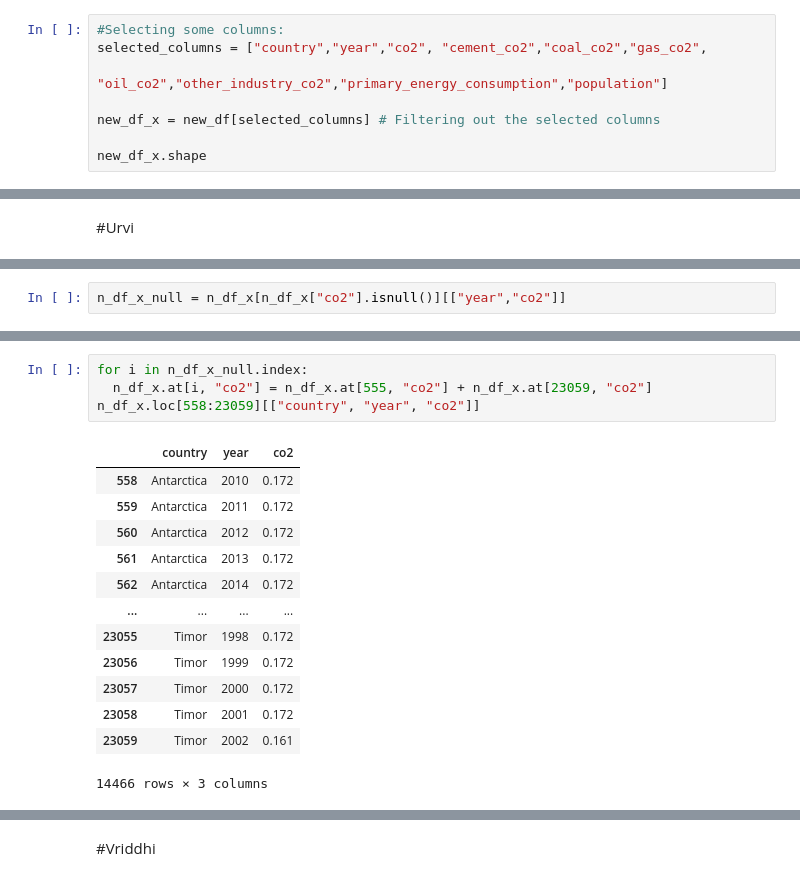
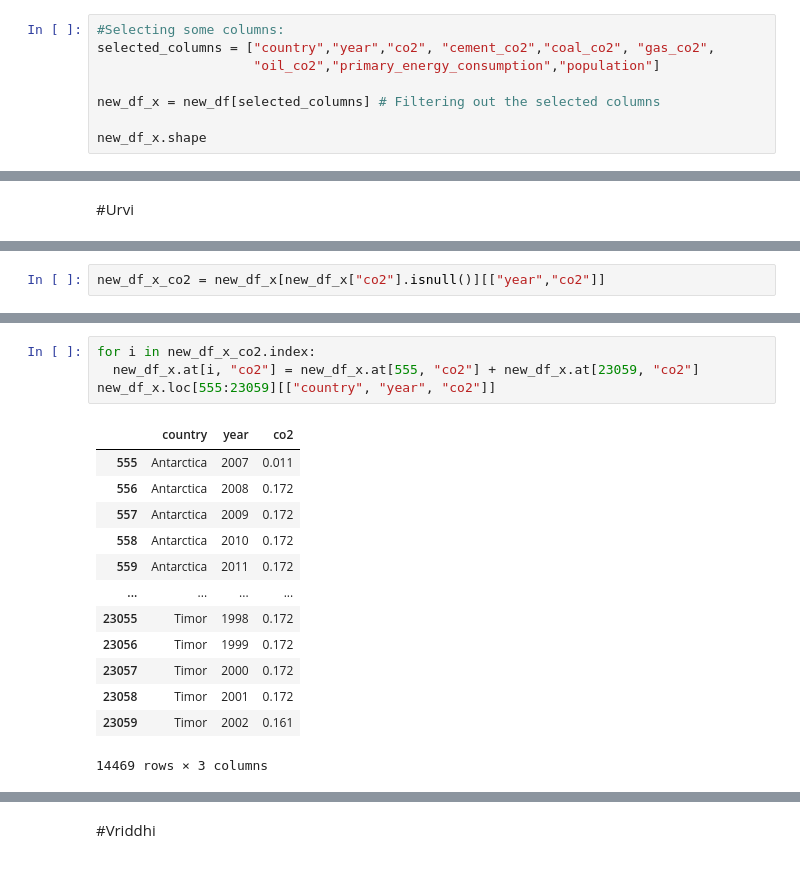
Before and after one commit to sheetal1996/Eco-lution, a Jupyter notebook: 575DataCleanign.ipynb, the cells around one changed output, grey strips where cells are left out. Cells and saved outputs as stored; diff of their text form.

```diff
--- a/575DataCleanign.ipynb
+++ b/575DataCleanign.ipynb
@@ -51,8 +51,8 @@ df.shape
 new_df = df.loc[(df['year'] >= 1950)]
 # %%
 #Selecting some columns:
-selected_columns = ["country","year","co2", "cement_co2","coal_co2","gas_co2",
-                    "oil_co2","other_industry_co2","primary_energy_consumption","population"]
+selected_columns = ["country","year","co2", "cement_co2","coal_co2", "gas_co2",
+                    "oil_co2","primary_energy_consumption","population"]
 
 new_df_x = new_df[selected_columns] # Filtering out the selected columns
 
@@ -97,2 +108,2 @@ n_df_x
 # %%
-n_df_x_null = n_df_x[n_df_x["co2"].isnull()][["year","co2"]]
+new_df_x_co2 = new_df_x[new_df_x["co2"].isnull()][["year","co2"]]
@@ -115,19 +126,19 @@ n_df_x_null
 # %%
-for i in n_df_x_null.index:
-  n_df_x.at[i, "co2"] = n_df_x.at[555, "co2"] + n_df_x.at[23059, "co2"]
-n_df_x.loc[558:23059][["country", "year", "co2"]]
+for i in new_df_x_co2.index:
+  new_df_x.at[i, "co2"] = new_df_x.at[555, "co2"] + new_df_x.at[23059, "co2"]
+new_df_x.loc[555:23059][["country", "year", "co2"]]
 # %% [output]
 |  | country | year | co2 |
+| 555 | Antarctica | 2007 | 0.011 |
+| 556 | Antarctica | 2008 | 0.172 |
+| 557 | Antarctica | 2009 | 0.172 |
 | 558 | Antarctica | 2010 | 0.172 |
 | 559 | Antarctica | 2011 | 0.172 |
-| 560 | Antarctica | 2012 | 0.172 |
-| 561 | Antarctica | 2013 | 0.172 |
-| 562 | Antarctica | 2014 | 0.172 |
 | ... | ... | ... | ... |
 | 23055 | Timor | 1998 | 0.172 |
 | 23056 | Timor | 1999 | 0.172 |
 | 23057 | Timor | 2000 | 0.172 |
 | 23058 | Timor | 2001 | 0.172 |
 | 23059 | Timor | 2002 | 0.161 |
-14466 rows × 3 columns
+14469 rows × 3 columns
 # %%
```
Also changed, not shown: parts of 23 cells of this notebook.
